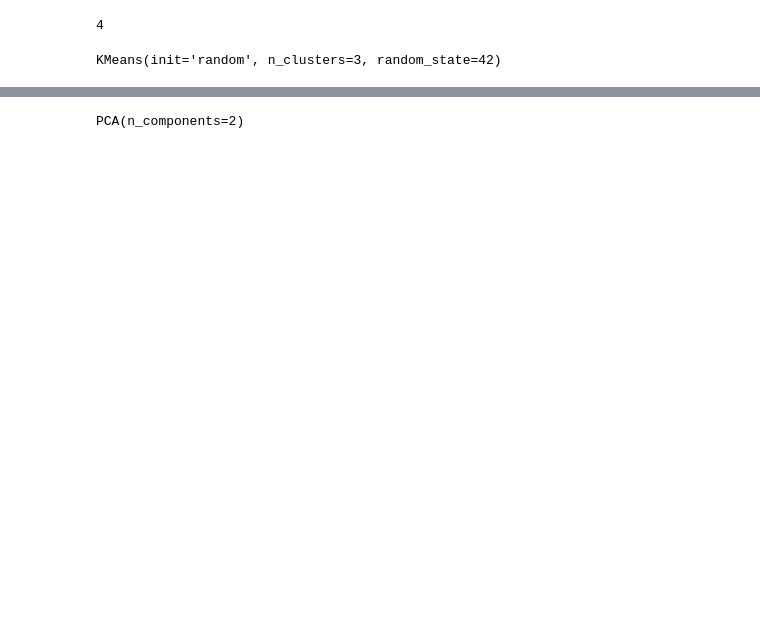
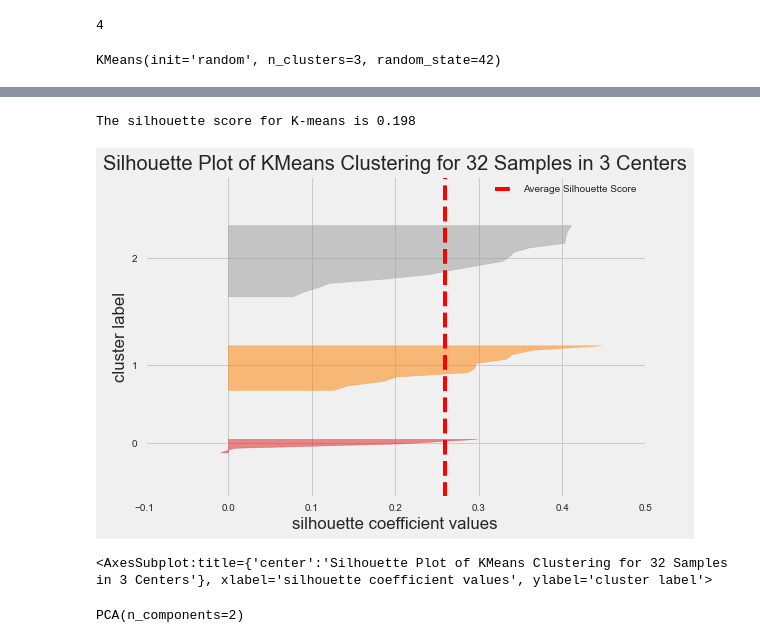
Before and after one commit to Banking-Analytics-Lab/DynamicGraphLearning, a Jupyter notebook: cluster_analysis.ipynb, the cells around one changed output, grey strips where cells are left out. Drawn from its saved outputs; the diff is of its cells as text; code cells hidden in the pictures; blank space fills up the shorter version.

```diff
--- a/cluster_analysis.ipynb
+++ b/cluster_analysis.ipynb
@@ -70,20 +67,24 @@ ModuleNotFoundError: No module named 'yellowbrick'
 # %%
 # Repeat, but now using k-means
 kmeans_pipe = Pipeline([
     ('scale', StandardScaler()),
-    ('aggcl', KMeans(n_clusters=2))
+    ('aggcl', KMeans(n_clusters=3))
 ])
 
-kmeans_pipe.fit(X)
+kmeans_pipe.fit(data[features])
 labels = kmeans_pipe.predict(data[features])
 
 kmeans_sil_avg = silhouette_score(data[features], labels)
 print('The silhouette score for K-means is %.3f' % kmeans_sil_avg)
 
 # We can plot a silhouette plot for k-means using yellowbricks
 visualizer = SilhouetteVisualizer(kmeans_pipe[1]) # Get the kmeans model
-visualizer.fit(kmeans_pipe[0].transform(X)) # Pass the scaled data
+visualizer.fit(kmeans_pipe[0].transform(data[features])) # Pass the scaled data
 visualizer.show() # show the plot
+# %% [output]
+The silhouette score for K-means is 0.198
+[figure, added]
+<AxesSubplot:title={'center':'Silhouette Plot of KMeans Clustering for 32 Samples in 3 Centers'}, xlabel='silhouette coefficient values', ylabel='cluster label'>
 # %%
 pca = PCA(n_components = 2)
 pca.fit(scaled_features)
```
Also changed, not shown: parts of 12 cells of this notebook.
